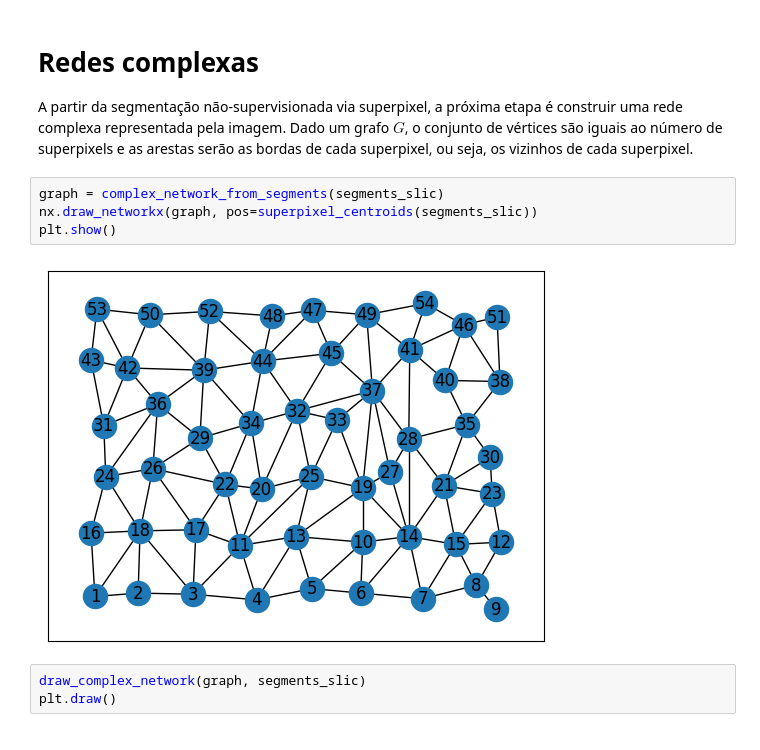
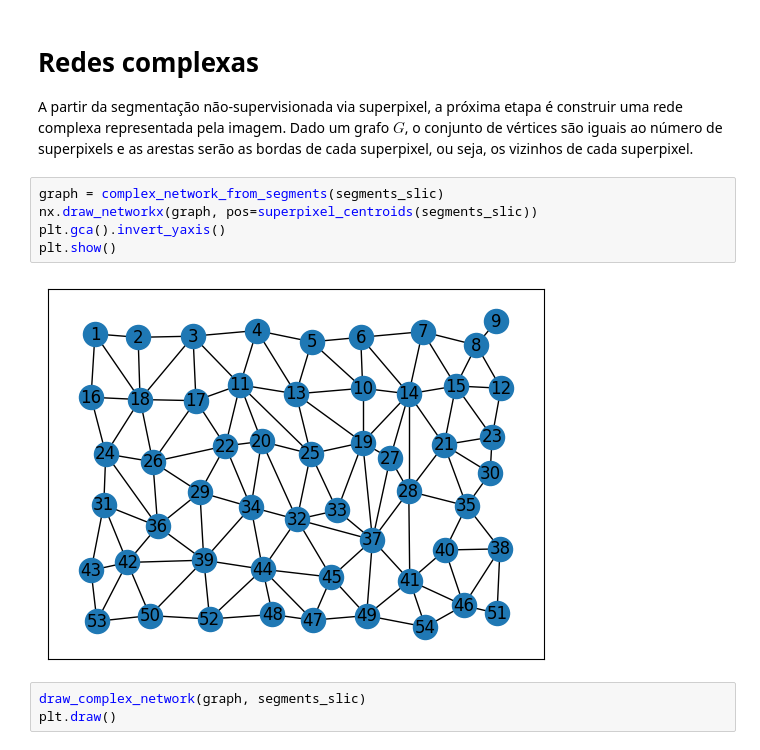
Before and after one commit to ryukinix/egsis, a Jupyter notebook: notebooks/superpixel_complex_networks.ipynb, the cells around one changed output. Cells and saved outputs as stored; diff of their text form.

```diff
--- a/notebooks/superpixel_complex_networks.ipynb
+++ b/notebooks/superpixel_complex_networks.ipynb
@@ -58,9 +58,10 @@ A partir da segmentação não-supervisionada via superpixel, a próxima etapa
 # %%
 graph = complex_network_from_segments(segments_slic)
 nx.draw_networkx(graph, pos=superpixel_centroids(segments_slic))
+plt.gca().invert_yaxis()
 plt.show()
 # %% [output]
-[figure, old version]
+[figure, new version]
 # %%
 draw_complex_network(graph, segments_slic)
 plt.draw()
```
Also changed, not shown: 15 other files.
